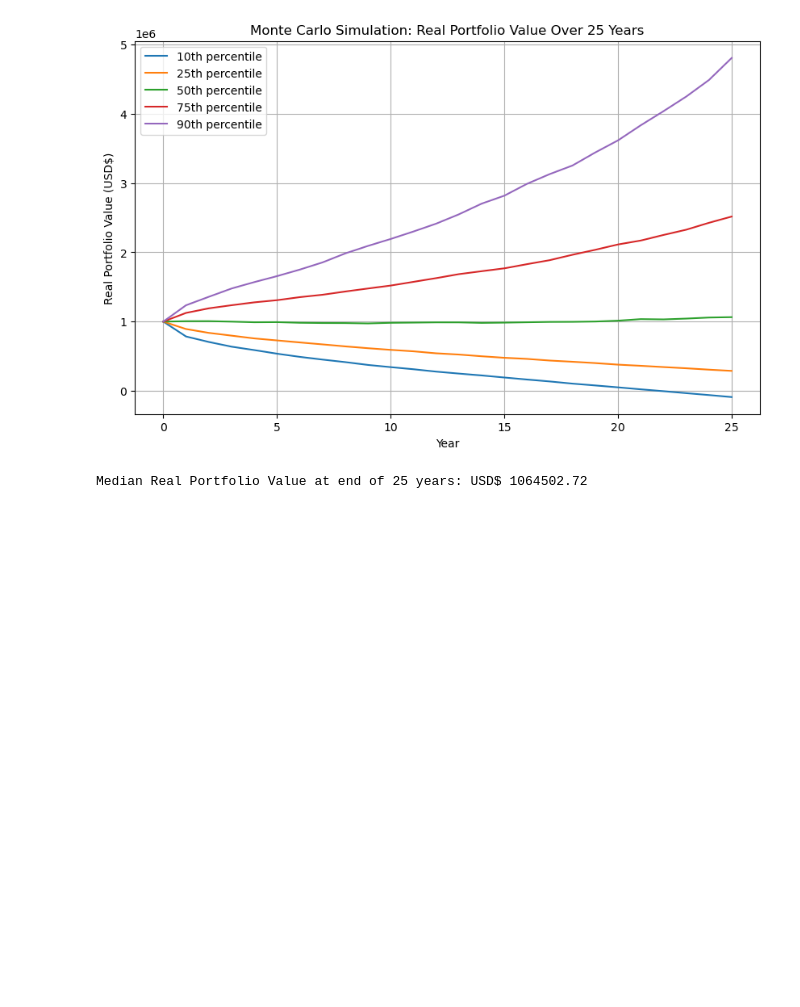
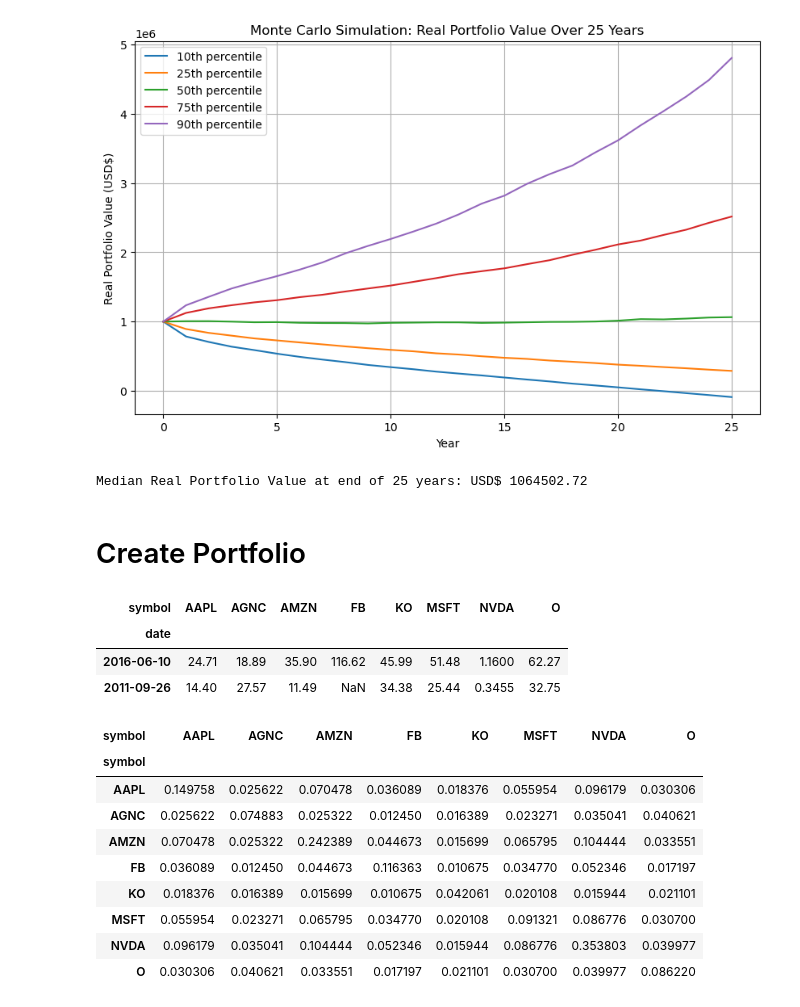
Before and after one commit to francisc112/APPLIED_FINANCE_ANALYTICS, a Jupyter notebook: ASSET_ALLOCATION/Principles_Asset_Allocation.ipynb, the cells around one changed output. Cells and saved outputs as stored; diff of their text form; code cells hidden in the pictures; blank space fills up the shorter version.

```diff
--- a/ASSET_ALLOCATION/Principles_Asset_Allocation.ipynb
+++ b/ASSET_ALLOCATION/Principles_Asset_Allocation.ipynb
@@ -162,3 +162,29 @@ print("Median Real Portfolio Value at end of 25 years: USD$", round(median_beque
 # %% [output]
 [figure]
 Median Real Portfolio Value at end of 25 years: USD$ 1064502.72
+# %% [markdown]
+# Create Portfolio
+# %%
+prices = port.get_closing_prices(['MSFT','AAPL','KO','AMZN','O','AGNC','NVDA','FB'])
+prices = prices[prices.index > '2000-01-01']
+prices.sample(2)
+# %% [output]
+| symbol | AAPL | AGNC | AMZN | FB | KO | MSFT | NVDA | O |
+| date |  |  |  |  |  |  |  |  |
+| 2016-06-10 | 24.71 | 18.89 | 35.90 | 116.62 | 45.99 | 51.48 | 1.1600 | 62.27 |
+| 2011-09-26 | 14.40 | 27.57 | 11.49 | NaN | 34.38 | 25.44 | 0.3455 | 32.75 |
+# %%
+rets = prices.pct_change()
+cov_matrix = rets.cov() * 252
+cov_matrix
+# %% [output]
+| symbol | AAPL | AGNC | AMZN | FB | KO | MSFT | NVDA | O |
+| symbol |  |  |  |  |  |  |  |  |
+| AAPL | 0.149758 | 0.025622 | 0.070478 | 0.036089 | 0.018376 | 0.055954 | 0.096179 | 0.030306 |
+| AGNC | 0.025622 | 0.074883 | 0.025322 | 0.012450 | 0.016389 | 0.023271 | 0.035041 | 0.040621 |
+| AMZN | 0.070478 | 0.025322 | 0.242389 | 0.044673 | 0.015699 | 0.065795 | 0.104444 | 0.033551 |
+| FB | 0.036089 | 0.012450 | 0.044673 | 0.116363 | 0.010675 | 0.034770 | 0.052346 | 0.017197 |
+| KO | 0.018376 | 0.016389 | 0.015699 | 0.010675 | 0.042061 | 0.020108 | 0.015944 | 0.021101 |
+| MSFT | 0.055954 | 0.023271 | 0.065795 | 0.034770 | 0.020108 | 0.091321 | 0.086776 | 0.030700 |
+| NVDA | 0.096179 | 0.035041 | 0.104444 | 0.052346 | 0.015944 | 0.086776 | 0.353803 | 0.039977 |
+| O | 0.030306 | 0.040621 | 0.033551 | 0.017197 | 0.021101 | 0.030700 | 0.039977 | 0.086220 |
```
Also changed, not shown: parts of 8 cells of this notebook, 1 other file.
